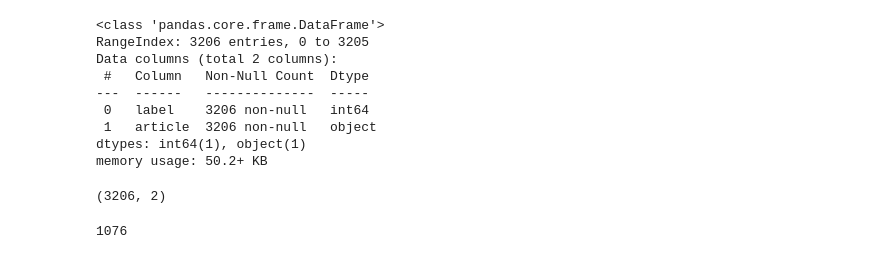
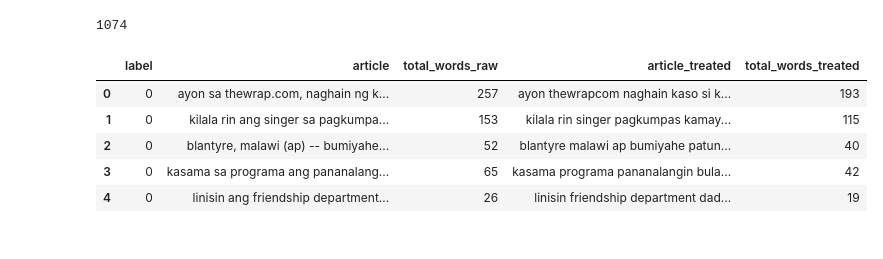
Before and after one commit to Glenn-Matias/fake_news_classifier, a Jupyter notebook: MP.ipynb, the cells around one changed output. Saved outputs shown, nothing was run; the diff lists cells and outputs as text; code cells hidden in the pictures.

```diff
--- a/MP.ipynb
+++ b/MP.ipynb
@@ -40,17 +69,46 @@ data.head()
 | 2 | 0 | BLANTYRE, Malawi (AP) -- Bumiyahe... |
 | 3 | 0 | Kasama sa programa ang pananalang... |
 | 4 | 0 | Linisin ang Friendship Department... |
-# %%
-data.info()
-# %% [output]
-<class 'pandas.core.frame.DataFrame'>
-RangeIndex: 3206 entries, 0 to 3205
-Data columns (total 2 columns):
- #   Column   Non-Null Count  Dtype
----  ------   --------------  -----
- 0   label    3206 non-null   int64
- 1   article  3206 non-null   object
-dtypes: int64(1), object(1)
-memory usage: 50.2+ KB
+# %%
+# Get counts for the raw text
+data['total_words_raw'] = [len(x.split()) for x in data['article'].tolist()]
+
+max_length = data['total_words_raw'].max()
+print(max_length)
+
+
+# Change case to lowercase
+data['article'] = data['article'].str.lower()
+
+# Remove the tagalog stop words
+data['article_treated'] = data['article'].apply(lambda x: ' '.join([word for word in x.split() if word not in (adv.stopwords['tagalog'])]))
+
+# Remove symbols and punctuations
+# data['article_treated'] = data['article_treated'].apply(lambda x: ' '.join([word for word in x.split() if word not in string.punctuation]))
+
+
+# remove special characters !"#$%&\'()*+,-./:;<=>?@[\\]^_`{|}~
+def remove_special_characters(input_string):
+    for punctuation in string.punctuation:
+        input_string = input_string.replace(punctuation, '')
+    return input_string
+
+data['article_treated'] = data['article_treated'].apply(remove_special_characters)
+
+
+
+# Get counts for the treated text
+data['total_words_treated'] = [len(x.split()) for x in data['article_treated'].tolist()]
+
+
+data.head()
+# %% [output]
+1074
+|  | label | article | total_words_raw | article_treated | total_words_treated |
+| 0 | 0 | ayon sa thewrap.com, naghain ng k... | 257 | ayon thewrapcom naghain kaso si k... | 193 |
+| 1 | 0 | kilala rin ang singer sa pagkumpa... | 153 | kilala rin singer pagkumpas kamay... | 115 |
+| 2 | 0 | blantyre, malawi (ap) -- bumiyahe... | 52 | blantyre malawi ap bumiyahe patun... | 40 |
+| 3 | 0 | kasama sa programa ang pananalang... | 65 | kasama programa pananalangin bula... | 42 |
+| 4 | 0 | linisin ang friendship department... | 26 | linisin friendship department dad... | 19 |
 # %%
 ##store headlines and labels in respective lists
@@ -58,11 +116 @@ news = list(data['article'])
 labels = list(data['label'])
-# %%
-data.shape
-# %% [output]
-(3206, 2)
-# %%
-max_length = max([len(x.split(" ")) for x in data["article"]])
-print(max_length)
-# max_length = 120
-# %% [output]
-1076
```
Also changed, not shown: parts of 19 cells of this notebook.
